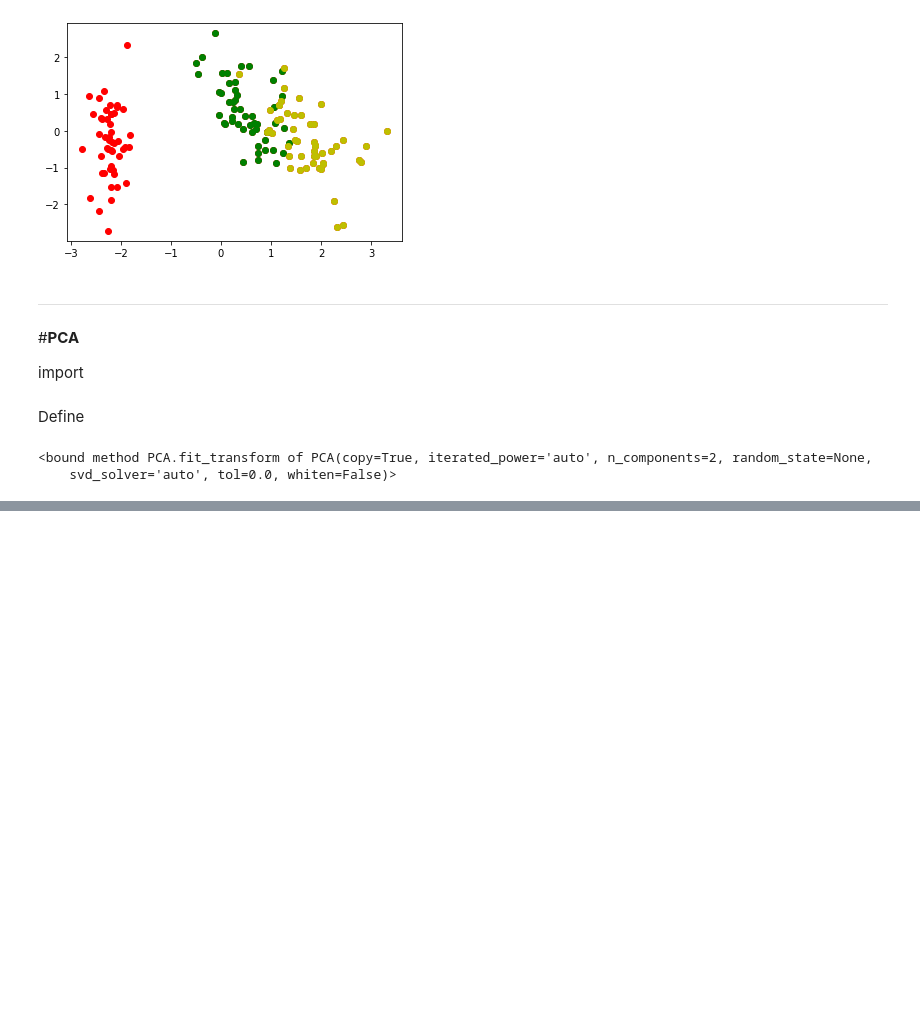
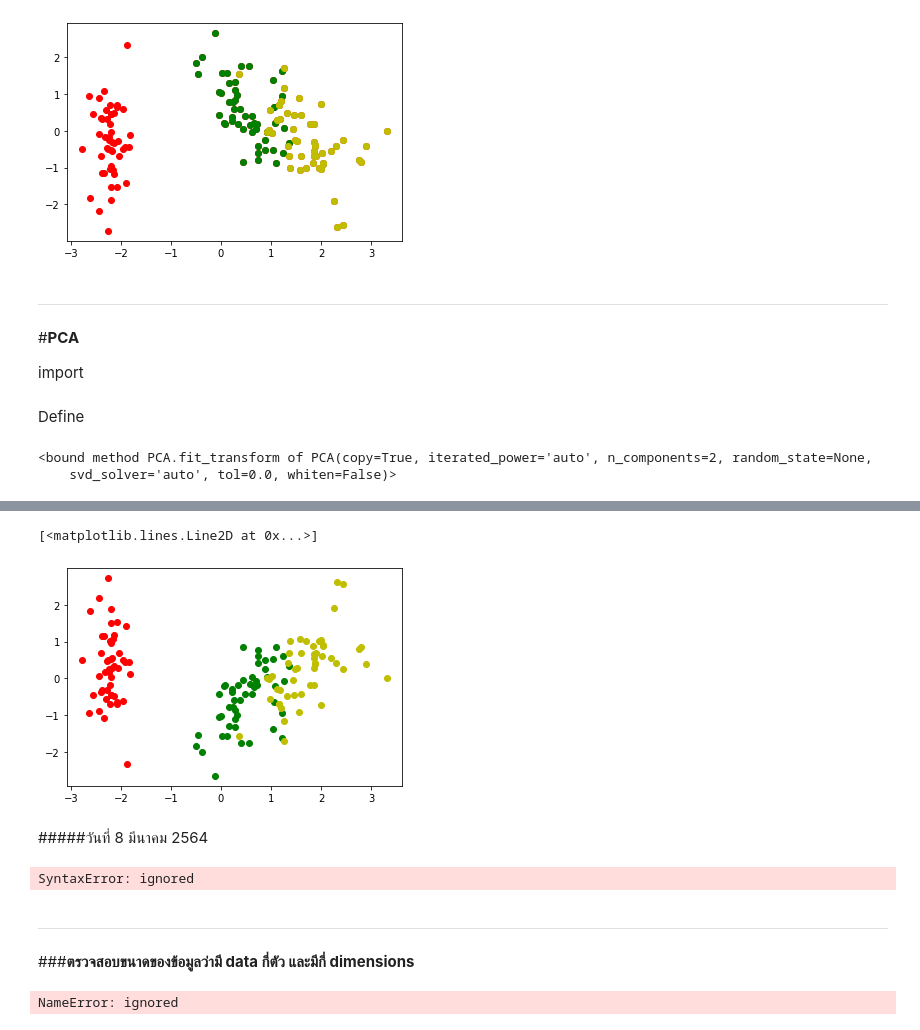
Before and after one commit to proditor002/Multivariate, a Jupyter notebook: Chapter3_PCA.ipynb, the cells around one changed output, grey strips where cells are left out. Cells and saved outputs as stored; diff of their text form; code cells hidden in the pictures; blank space fills up the shorter version.

Commit message:
9 มีนา Quiz + ยังมี error

```diff
--- a/Chapter3_PCA.ipynb
+++ b/Chapter3_PCA.ipynb
@@ -379,3 +379,6 @@ new_pca
 # %% [output]
 <bound method PCA.fit_transform of PCA(copy=True, iterated_power='auto', n_components=2, random_state=None,
     svd_solver='auto', tol=0.0, whiten=False)>
+# %%
+new_pca = pca.fit_transform(X.T)
+new_pca
@@ -381,0 +403,9 @@ new_pca
+# %%
+plt.plot(new_pca[:50,0],new_pca[:50,1],'or')
+plt.plot(new_pca[50:100,0],new_pca[50:100,1],'og')
+plt.plot(new_pca[100:,0],new_pca[100:,1],'oy')
+# %% [output]
+[<matplotlib.lines.Line2D at 0x...>]
+[figure, added]
+# %% [markdown]
+#####วันที่ 8 มีนาคม 2564
@@ -381,0 +414,12 @@ new_pca
+# %%
+data = pd.read_csv(/content/nndb_flat.csv/)
+data.head(10)
+# %% [output]
+SyntaxError: ignored
+# %% [markdown]
+***
+###**ตรวจสอบขนาดของข้อมูลว่ามี data กี่ตัว และมีกี่ dimensions**
+# %%
+data.shape
+# %% [output]
+NameError: ignored
```
Also changed, not shown: parts of 48 cells of this notebook.
